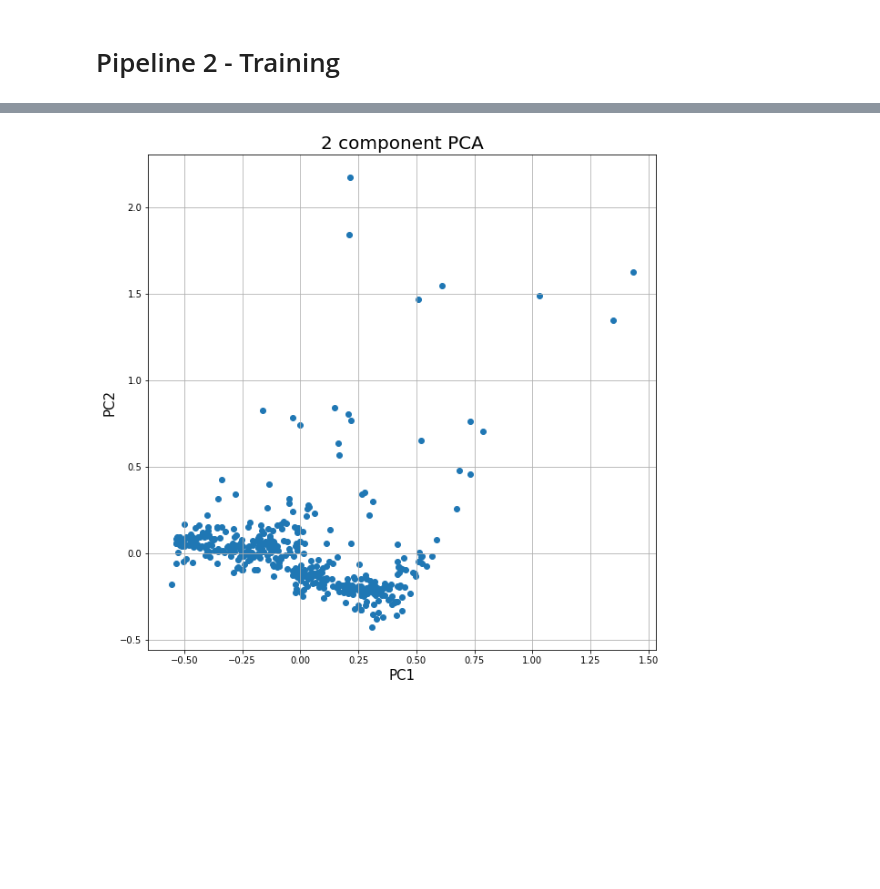
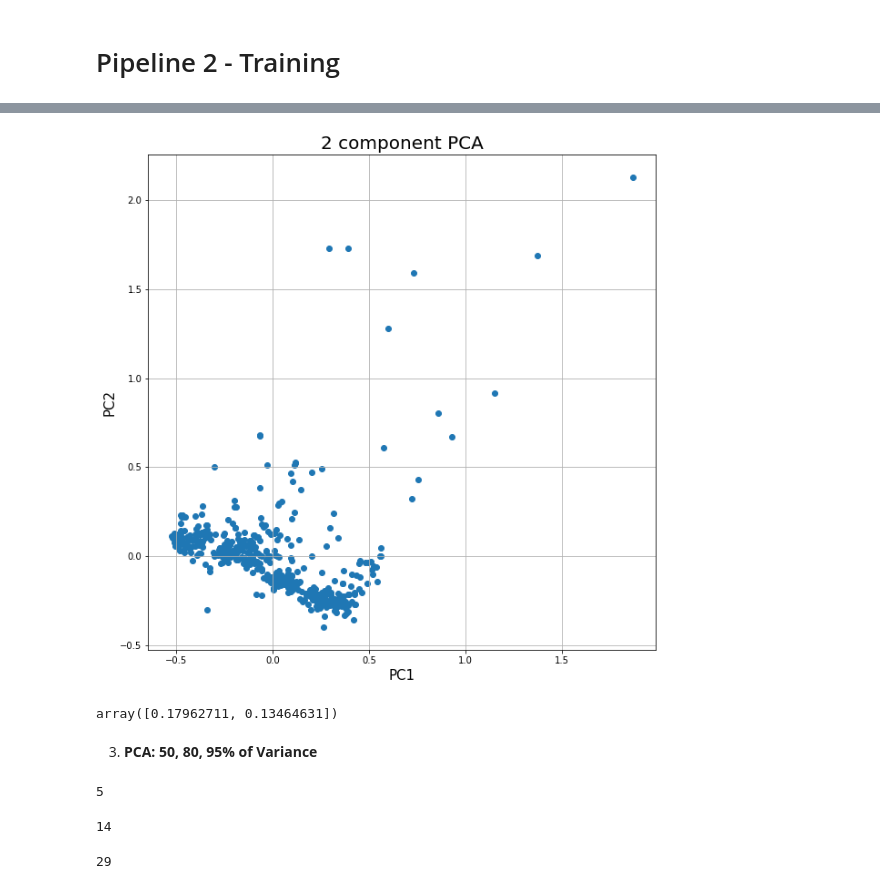
Before and after one commit to pierandreamorelli/cs_data_analysis, a Jupyter notebook: cs_data_analysis.ipynb, the cells around one changed output, grey strips where cells are left out. Saved outputs shown, nothing was run; the diff lists cells and outputs as text; code cells hidden in the pictures; blank space fills up the shorter version.

```diff
--- a/cs_data_analysis.ipynb
+++ b/cs_data_analysis.ipynb
@@ -84,8 +104,8 @@ num_cols = df_res_LY._get_numeric_data()
 # %% [markdown]
 7. **Encoding One Hot Categorical Columns**
 # %%
-#df_LY with only categorical features
+#df with only categorical features
 cat_df = pd.DataFrame()
 for i in cat_cols:
-  cat_df[i] = df_res_LY[i]
+  cat_df[i] = df_res_PY[i]
 # %%
@@ -169,8 +225,14 @@ norm_df_PPY.head()
 # %%
 import numpy as np
 from sklearn.decomposition import PCA
-norm_LY = np.nan_to_num(norm_df_LY)
-norm_LY = pd.DataFrame(norm_LY)
-norm_LY.head()
+
+#Replace NaN with 0
+#norm_PY = np.nan_to_num(norm_df_PY)
+#norm_PY = pd.DataFrame(norm_PY)
+
+#Replace NaN with mean of column
+for col in norm_df_PY:
+  norm_df_PY[col].fillna(value=norm_df_PY[col].mean(), inplace=True)
+norm_df_PY.head()
 # %% [output]
 |  | 0 | 1 | 2 | 3 | 4 | 5 | 6 | 7 | 8 | 9 | ... | ... |
@@ -183,6 +245,6 @@ norm_LY.head()
 # %%
 pca = PCA(n_components=2)
-pca_LY = pca.fit_transform(norm_LY)
-pca_DF_LY = pd.DataFrame(data = pca_LY
+pca_PY = pca.fit_transform(norm_df_PY)
+pca_DF_PY = pd.DataFrame(data = pca_PY
              , columns = ['PC1', 'PC2'])
 # %%
@@ -193,13 +252,40 @@ pca_DF_LY.plot.scatter(x='PC1', y='PC2')
 # %%
 import matplotlib.pyplot as plt
 
 fig = plt.figure(figsize = (10,10))
 ax = fig.add_subplot(1,1,1)
 ax.set_xlabel('PC1', fontsize = 15)
 ax.set_ylabel('PC2', fontsize = 15)
 ax.set_title('2 component PCA', fontsize = 20)
 
-ax.scatter(pca_DF_LY['PC1'], pca_DF_LY['PC2'])
+ax.scatter(pca_DF_PY['PC1'], pca_DF_PY['PC2'])
 ax.grid()
 # %% [output]
-[figure, old version]
+[figure, new version]
+# %%
+pca.explained_variance_ratio_
+# %% [output]
+array([0.17962711, 0.13464631])
+# %% [markdown]
+3. **PCA: 50, 80, 95% of Variance**
+# %%
+pca1 = PCA(n_components=0.50)
+pca1.fit(norm_df_PY)
+reduced = pca1.transform(norm_df_PY)
+pca1.n_components_
+# %% [output]
+5
+# %%
+pca2 = PCA(n_components=0.80)
+pca2.fit(norm_df_PY)
+reduced = pca2.transform(norm_df_PY)
+pca2.n_components_
+# %% [output]
+14
+# %%
+pca3 = PCA(n_components=0.95)
+pca3.fit(norm_df_PY)
+reduced = pca3.transform(norm_df_PY)
+pca3.n_components_
+# %% [output]
+29
```
Also changed, not shown: parts of 8 cells of this notebook.
